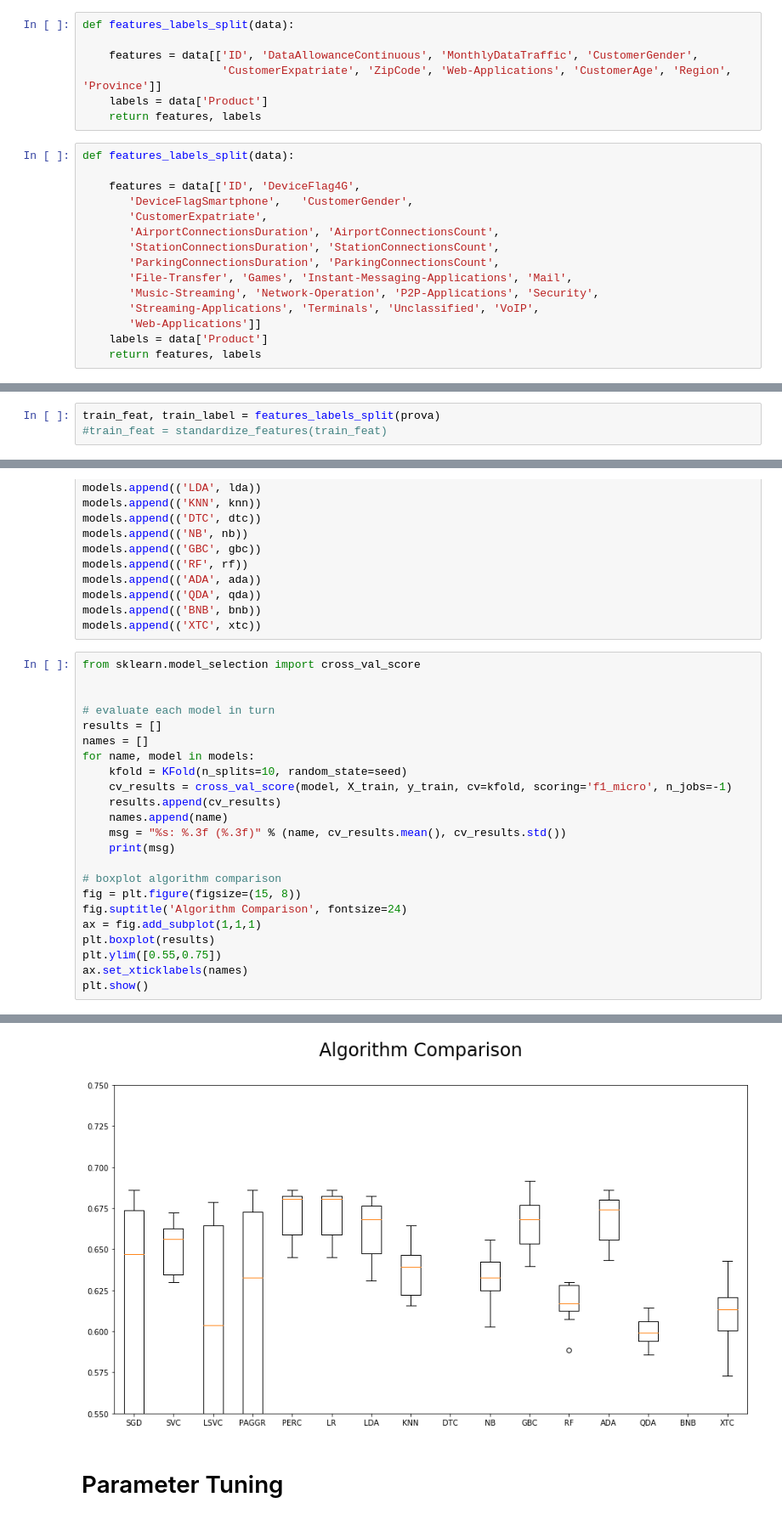
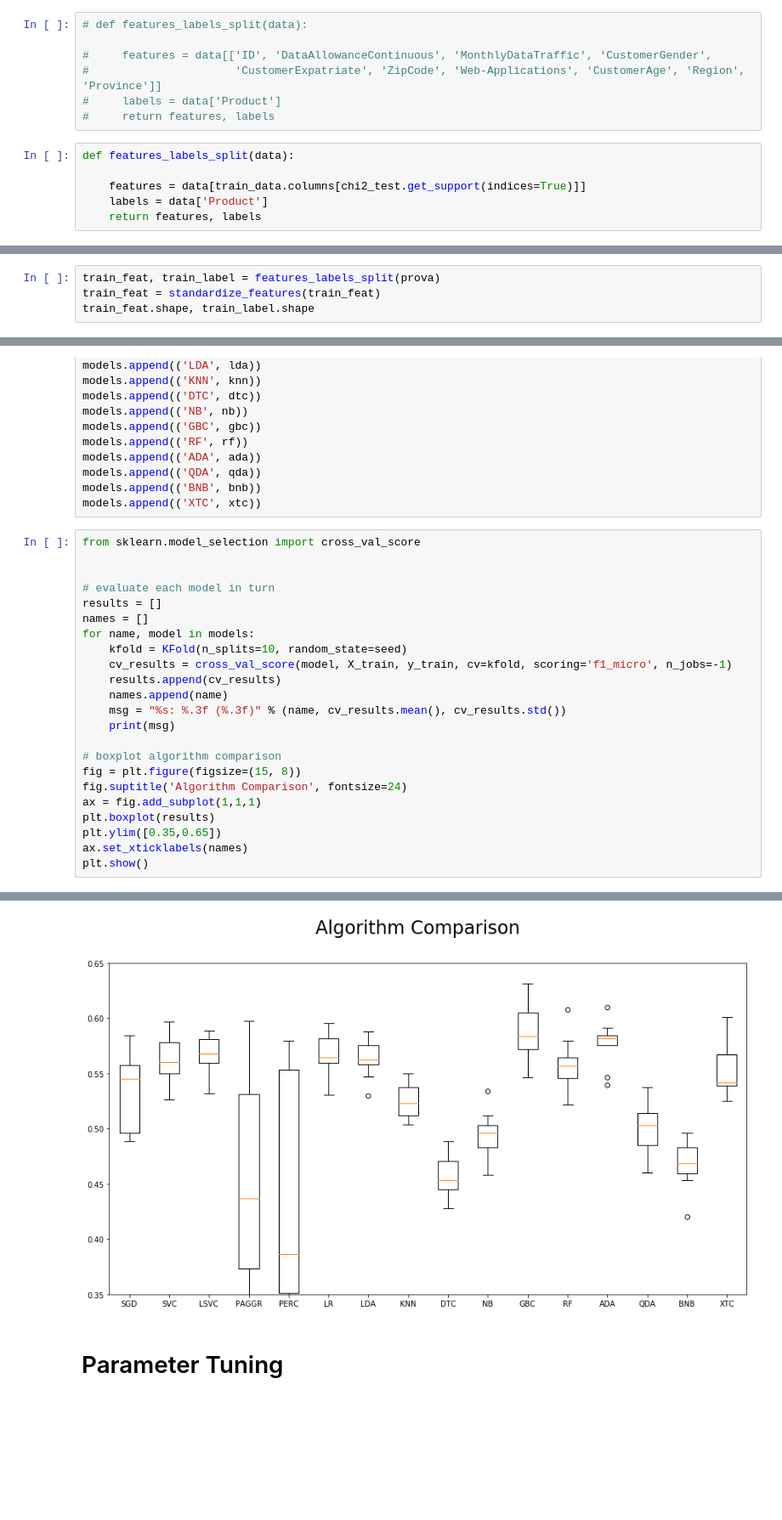
Before and after one commit to EugenioTL/Vodafone_Challenge, a Jupyter notebook: Vodafone.ipynb, the cells around one changed output, grey strips where cells are left out. Shown at 85% size. Drawn from its saved outputs; the diff is of its cells as text; blank space fills up the shorter version.

```diff
--- a/Vodafone.ipynb
+++ b/Vodafone.ipynb
@@ -125,25 +142,16 @@ ChurnScore                         303
 # %%
-def features_labels_split(data):
+# def features_labels_split(data):
 
-    features = data[['ID', 'DataAllowanceContinuous', 'MonthlyDataTraffic', 'CustomerGender',
-                     'CustomerExpatriate', 'ZipCode', 'Web-Applications', 'CustomerAge', 'Region', 'Province']]
-    labels = data['Product']
-    return features, labels
+#     features = data[['ID', 'DataAllowanceContinuous', 'MonthlyDataTraffic', 'CustomerGender',
+#                      'CustomerExpatriate', 'ZipCode', 'Web-Applications', 'CustomerAge', 'Region', 'Province']]
+#     labels = data['Product']
+#     return features, labels
-# %%
-def features_labels_split(data):
-
-    features = data[['ID', 'DeviceFlag4G',
-       'DeviceFlagSmartphone',   'CustomerGender',
-       'CustomerExpatriate',
-       'AirportConnectionsDuration', 'AirportConnectionsCount',
-       'StationConnectionsDuration', 'StationConnectionsCount',
-       'ParkingConnectionsDuration', 'ParkingConnectionsCount',
-       'File-Transfer', 'Games', 'Instant-Messaging-Applications', 'Mail',
-       'Music-Streaming', 'Network-Operation', 'P2P-Applications', 'Security',
-       'Streaming-Applications', 'Terminals', 'Unclassified', 'VoIP',
-       'Web-Applications']]
-    labels = data['Product']
-    return features, labels
+# %%
+def features_labels_split(data):
+
+    features = data[train_data.columns[chi2_test.get_support(indices=True)]]
+    labels = data['Product']
+    return features, labels
 # %%
 from sklearn.preprocessing import MinMaxScaler
 from sklearn.preprocessing import StandardScaler
@@ -172,4 +180,5 @@ def train_test_validation_split(features, labels, val_samples, test_samples):
 Toy example
 # %%
 train_feat, train_label = features_labels_split(prova)
-#train_feat = standardize_features(train_feat)
+train_feat = standardize_features(train_feat)
+train_feat.shape, train_label.shape
@@ -286,7 +297,7 @@ fig = plt.figure(figsize=(15, 8))
 fig.suptitle('Algorithm Comparison', fontsize=24)
 ax = fig.add_subplot(1,1,1)
 plt.boxplot(results)
-plt.ylim([0.55,0.75])
+plt.ylim([0.35,0.65])
 ax.set_xticklabels(names)
 plt.show()
 # %% [output]
@@ -309,4 +320,4 @@ XTC: 0.611 (0.020)
-[figure, old version]
+[figure, new version]
 # %% [markdown]
 # Parameter Tuning
 # %%
```
Also changed, not shown: parts of 23 cells of this notebook, 6 other files.
